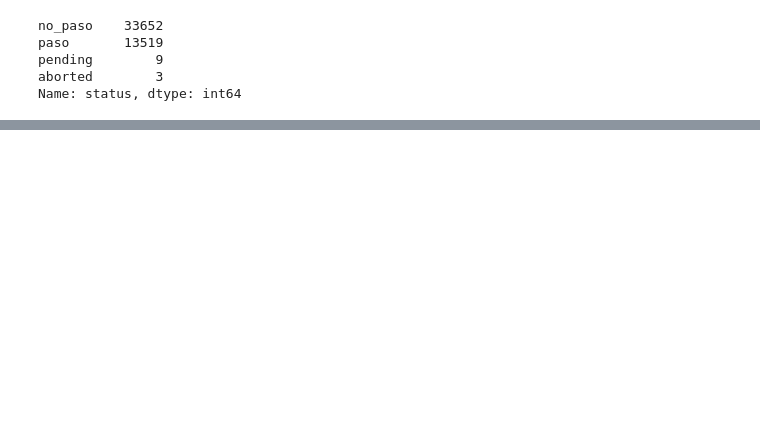
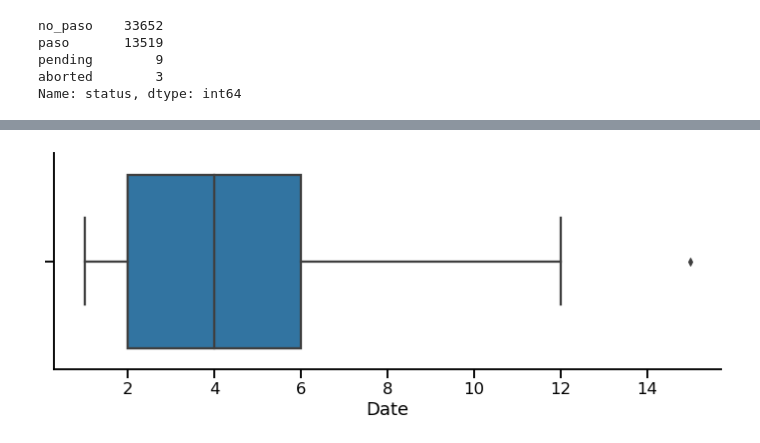
Before and after one commit to laraccano84/Mentoria_mumuki, a Jupyter notebook: Primeros Pasos.ipynb, the cells around one changed output, grey strips where cells are left out. Saved outputs shown, nothing was run; the diff lists cells and outputs as text; code cells hidden in the pictures; blank space fills up the shorter version.

```diff
--- a/Primeros Pasos.ipynb
+++ b/Primeros Pasos.ipynb
@@ -314,0 +337,2 @@ Name: status, dtype: int64
+# %%
+df_student = df_mumuki.groupby(['student_uid']).agg({'exercise_eid':'count','exercise_name': (lambda x: len(set(x))),'Date': (lambda x: len(set(x)))})
@@ -314,0 +349,6 @@ Name: status, dtype: int64
+# %%
+plt.figure(figsize=(12, 4))
+seaborn.boxplot(x=df_student['Date'])
+seaborn.despine()
+# %% [output]
+[figure, added]
```
Also changed, not shown: parts of 43 cells of this notebook.
